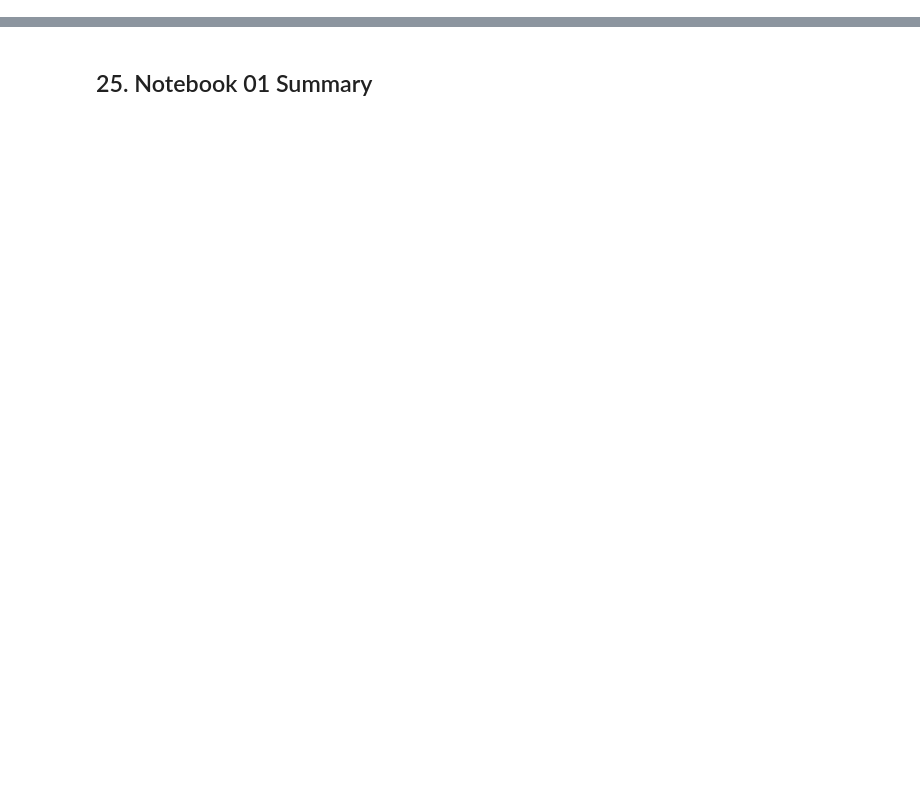
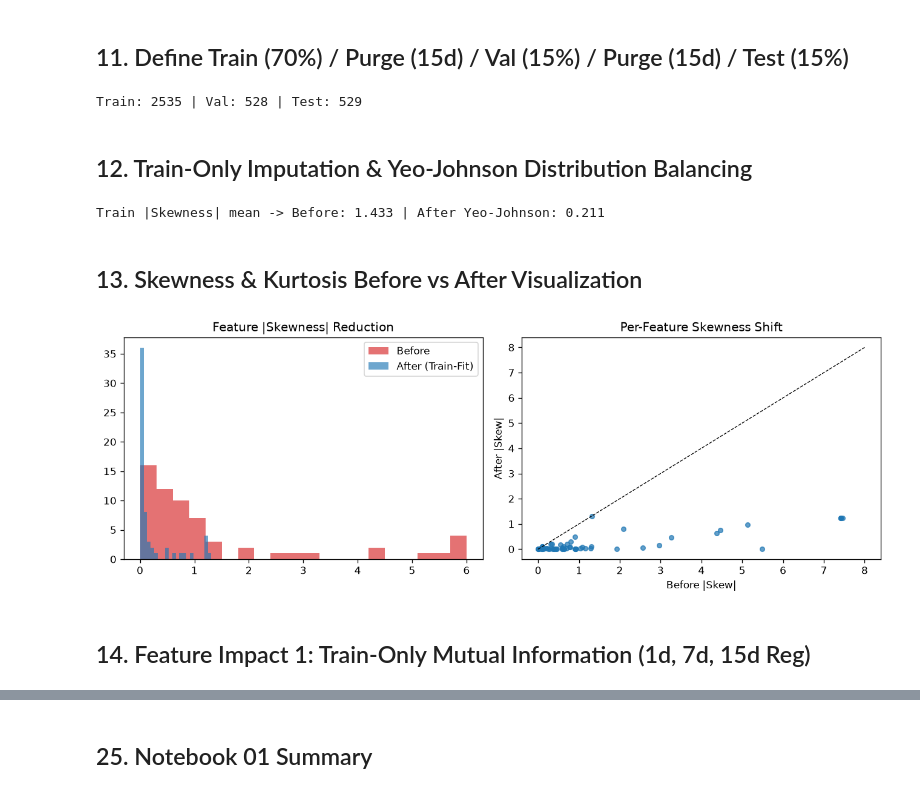
Before and after one commit to Abdelrahman1wael/sandstorm_forecasting, a Jupyter notebook: 04_Notebooks/01_feature_engineering_and_impact.ipynb, the cells around one changed output, grey strips where cells are left out. Drawn from its saved outputs; the diff is of its cells as text; code cells hidden in the pictures; blank space fills up the shorter version.

Commit message:
feat: add feature engineering and causal impact analysis notebook

```diff
--- a/04_Notebooks/01_feature_engineering_and_impact.ipynb
+++ b/04_Notebooks/01_feature_engineering_and_impact.ipynb
@@ -302,0 +87,9 @@ Clean hourly dataset & anti-leakage checks PASSED.
+# %%
+HORIZONS = [1, 3, 7, 9, 15]
+for h in HORIZONS:
+    fwd_pm = pd.concat([daily['pm10_mean'].shift(-k) for k in range(1, h + 1)], axis=1)
+    daily[f'target_avg_pm10_{h}d'] = fwd_pm.mean(axis=1)
+    fwd_ev = pd.concat([daily['dust_event_day'].shift(-k) for k in range(1, h + 1)], axis=1)
+    daily[f'target_evt_any_{h}d'] = (fwd_ev.max(axis=1) >= 1).astype(float)
+daily = daily.iloc[7:-15].reset_index(drop=True)
+print('Post-trim rows:', len(daily), '| Horizons:', HORIZONS)
@@ -302,0 +100,12 @@ Clean hourly dataset & anti-leakage checks PASSED.
+# %%
+target_cols = [c for c in daily.columns if c.startswith('target_')]
+feature_cols = [c for c in daily.columns if c not in ['date'] + target_cols]
+tr_end_chk = int(len(daily) * 0.70)
+all_nan = [c for c in feature_cols if daily.iloc[:tr_end_chk][c].isna().all()]
+if all_nan:
+    print('Dropping all-NaN train columns:', all_nan)
+    daily = daily.drop(columns=all_nan)
+    feature_cols = [c for c in feature_cols if c not in all_nan]
+out_p = PROJECT_ROOT / '06_Data' / 'riyadh_daily_tvt_engineered.csv'
+daily.to_csv(out_p, index=False)
+print(f'Saved {out_p.name} | Rows: {len(daily)} | Features: {len(feature_cols)} | Targets: {len(target_cols)}')
@@ -302,0 +128,37 @@ Clean hourly dataset & anti-leakage checks PASSED.
+# %% [markdown]
+## 11. Define Train (70%) / Purge (15d) / Val (15%) / Purge (15d) / Test (15%)
+# %%
+N = len(daily); GAP = 15
+tr_end = int(N * 0.70); val_start = tr_end + GAP; val_end = int(N * 0.85); te_start = val_end + GAP
+train_df = daily.iloc[:tr_end]; val_df = daily.iloc[val_start:val_end]; test_df = daily.iloc[te_start:]
+print(f'Train: {len(train_df)} | Val: {len(val_df)} | Test: {len(test_df)}')
+# %% [output]
+Train: 2535 | Val: 528 | Test: 529
+# %% [markdown]
+## 12. Train-Only Imputation & Yeo-Johnson Distribution Balancing
+# %%
+imp = SimpleImputer(strategy='median')
+pt = PowerTransformer(method='yeo-johnson')
+X_tr = pt.fit_transform(imp.fit_transform(train_df[feature_cols].values))
+X_va = pt.transform(imp.transform(val_df[feature_cols].values))
+X_te = pt.transform(imp.transform(test_df[feature_cols].values))
+sk_b = pd.DataFrame(imp.transform(train_df[feature_cols].values), columns=feature_cols).skew().abs()
+sk_a = pd.DataFrame(X_tr, columns=feature_cols).skew().abs()
+print(f'Train |Skewness| mean -> Before: {sk_b.mean():.3f} | After Yeo-Johnson: {sk_a.mean():.3f}')
+# %% [output]
+Train |Skewness| mean -> Before: 1.433 | After Yeo-Johnson: 0.211
+# %% [markdown]
+## 13. Skewness & Kurtosis Before vs After Visualization
+# %%
+fig, axes = plt.subplots(1, 2, figsize=(11, 4))
+axes[0].hist(sk_b.clip(0, 6), bins=20, alpha=0.65, label='Before', color='#d62728')
+axes[0].hist(sk_a.clip(0, 6), bins=20, alpha=0.65, label='After (Train-Fit)', color='#1f77b4')
+axes[0].set_title('Feature |Skewness| Reduction'); axes[0].legend()
+axes[1].scatter(sk_b.clip(0, 8), sk_a.clip(0, 8), s=20, alpha=0.7)
+axes[1].plot([0,8],[0,8],'k--', lw=0.8)
+axes[1].set_xlabel('Before |Skew|'); axes[1].set_ylabel('After |Skew|'); axes[1].set_title('Per-Feature Skewness Shift')
+plt.tight_layout()
+# %% [output]
+[figure, added]
+# %% [markdown]
+## 14. Feature Impact 1: Train-Only Mutual Information (1d, 7d, 15d Reg)
```
Also changed, not shown: parts of 91 cells of this notebook.
